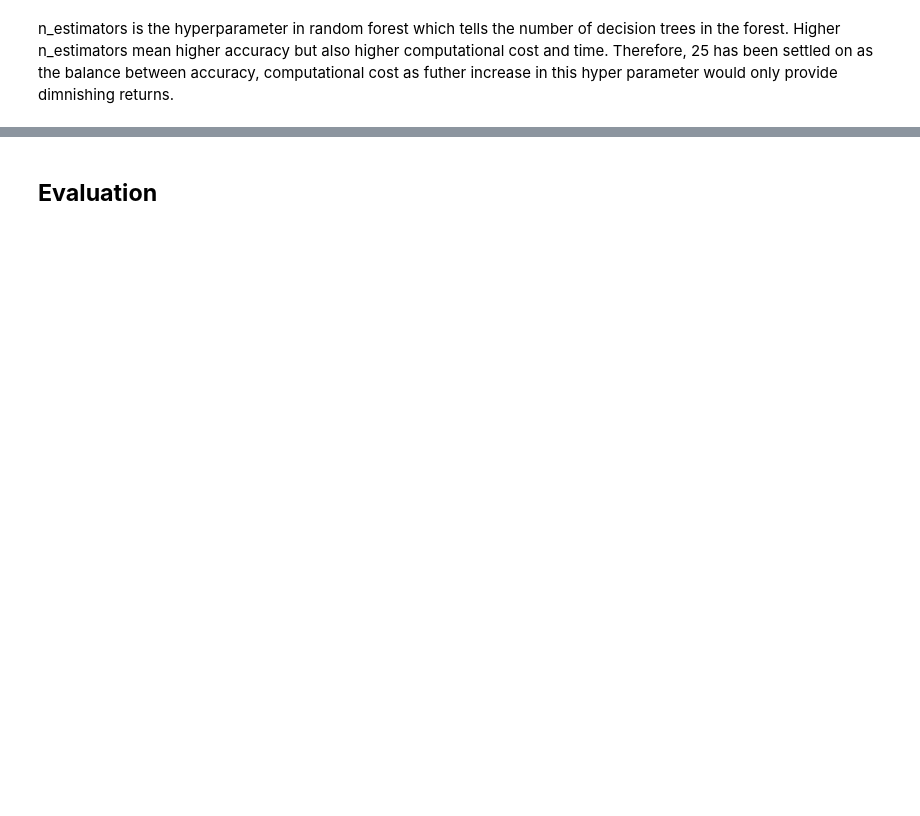
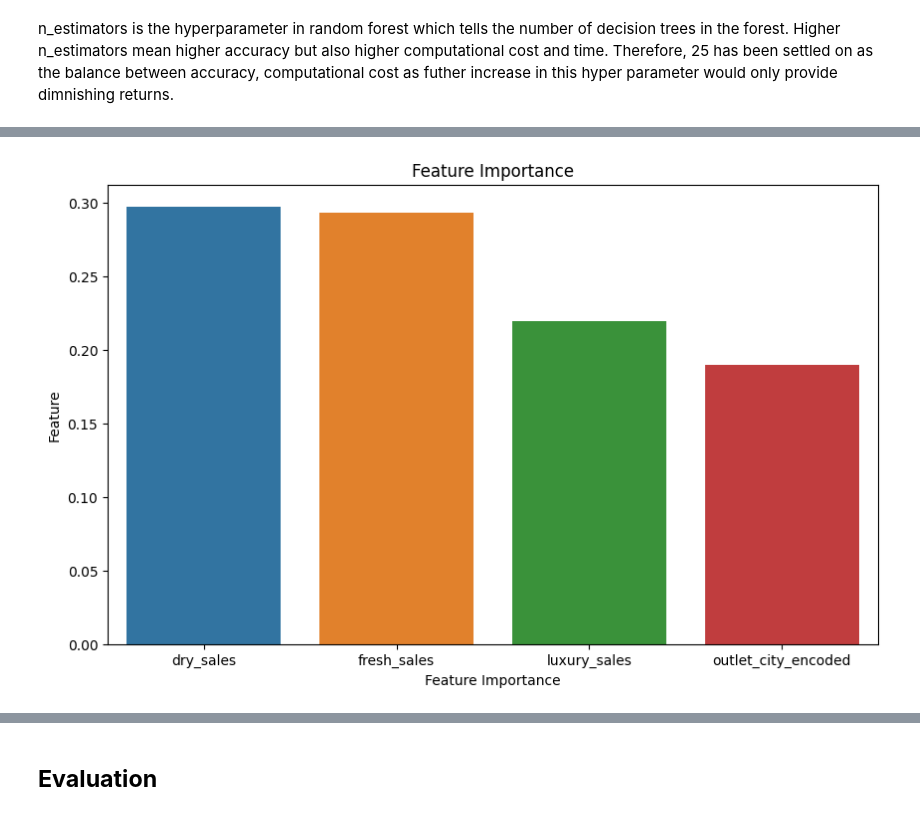
Before and after one commit to Insight-Syndicate/DSPL_GCW, a Jupyter notebook: Model_building.ipynb, the cells around one changed output, grey strips where cells are left out. Saved outputs shown, nothing was run; the diff lists cells and outputs as text; code cells hidden in the pictures; blank space fills up the shorter version.

```diff
--- a/Model_building.ipynb
+++ b/Model_building.ipynb
@@ -1012,6 +1108,6 @@ print(f"Best n_estimators: {best_n_estimators}")
 # %%
 # creating the randome forest classifier (rfc) model
-rfc_model = RandomForestClassifier(n_estimators=25, random_state=42)
+rfc_model = RandomForestClassifier(n_estimators=50, random_state=42)
 # %% [markdown]
 n_estimators is the hyperparameter in random forest which tells the number of decision trees in the forest. Higher n_estimators mean higher accuracy but also higher computational cost and time. Therefore, 25 has been settled on as the balance between accuracy, computational cost as futher increase in this hyper parameter would only provide dimnishing returns.
 # %%
@@ -1044,18 +1155,20 @@ plt.show()
 # %%
 # importance of each feature
 feature_importance = rfc_model.feature_importances_
-features = x_train.columns
+features = X_train.columns
 
 importance_df = pd.DataFrame({'Feature': features, 'Importance': feature_importance})
 importance_df = importance_df.sort_values(by='Importance', ascending=False)
 
 # plot
 plt.figure(figsize=(10, 6))
 sns.barplot(y='Importance', x='Feature', data=importance_df, hue='Feature')
 plt.xlabel('Feature Importance')
 plt.ylabel('Feature')
 plt.title('Feature Importance')
 plt.show()
+# %% [output]
+[figure, added]
 # %%
 # classification report
 from sklearn.metrics import classification_report
```
Also changed, not shown: parts of 42 cells of this notebook.
